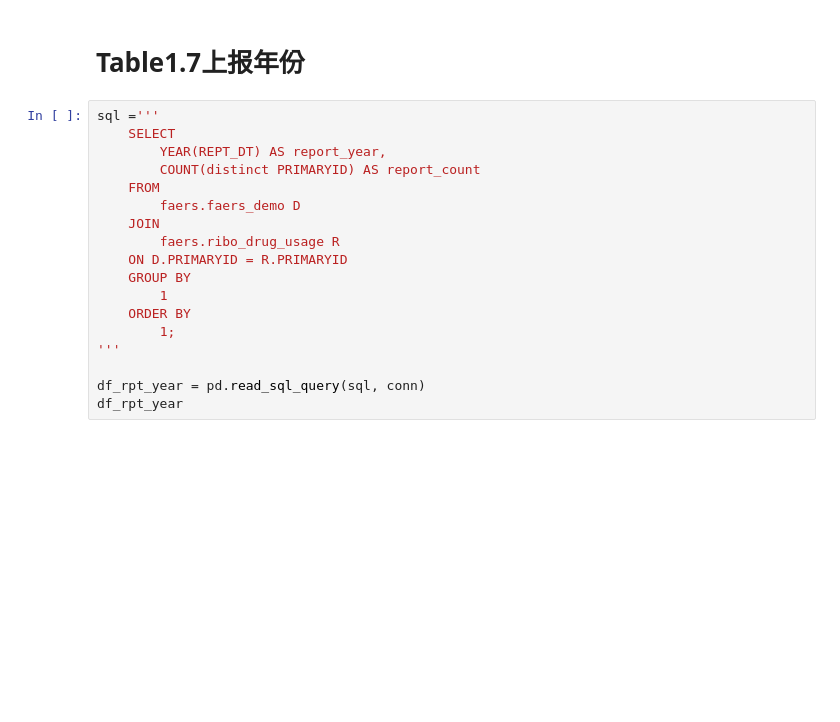
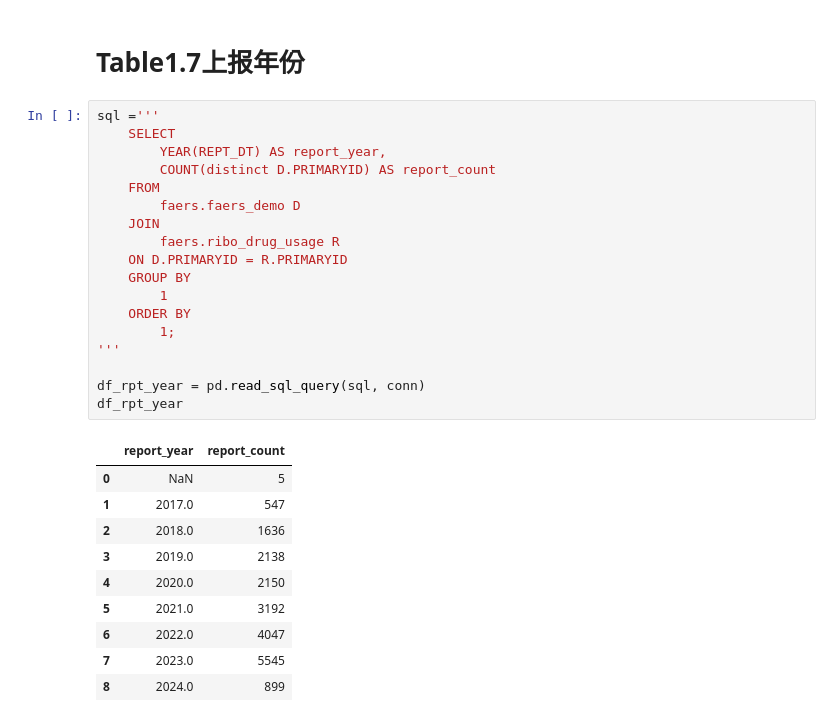
Before and after one commit to shikuncn/neksa-openfda-faers, a Jupyter notebook: index_compute/指标计算.ipynb, the cells around one changed output. Saved outputs shown, nothing was run; the diff lists cells and outputs as text; blank space fills up the shorter version.

```diff
--- a/index_compute/指标计算.ipynb
+++ b/index_compute/指标计算.ipynb
@@ -403,18 +589,29 @@ df_time_onset
 # %%
 sql ='''
     SELECT
         YEAR(REPT_DT) AS report_year,
-        COUNT(distinct PRIMARYID) AS report_count
+        COUNT(distinct D.PRIMARYID) AS report_count
     FROM
         faers.faers_demo D
     JOIN
         faers.ribo_drug_usage R
     ON D.PRIMARYID = R.PRIMARYID
     GROUP BY
         1
     ORDER BY
         1;
 '''
 
 df_rpt_year = pd.read_sql_query(sql, conn)
 df_rpt_year
+# %% [output]
+|  | report_year | report_count |
+| 0 | NaN | 5 |
+| 1 | 2017.0 | 547 |
+| 2 | 2018.0 | 1636 |
+| 3 | 2019.0 | 2138 |
+| 4 | 2020.0 | 2150 |
+| 5 | 2021.0 | 3192 |
+| 6 | 2022.0 | 4047 |
+| 7 | 2023.0 | 5545 |
+| 8 | 2024.0 | 899 |
```
Also changed, not shown: parts of 52 cells of this notebook, 3 other files.
